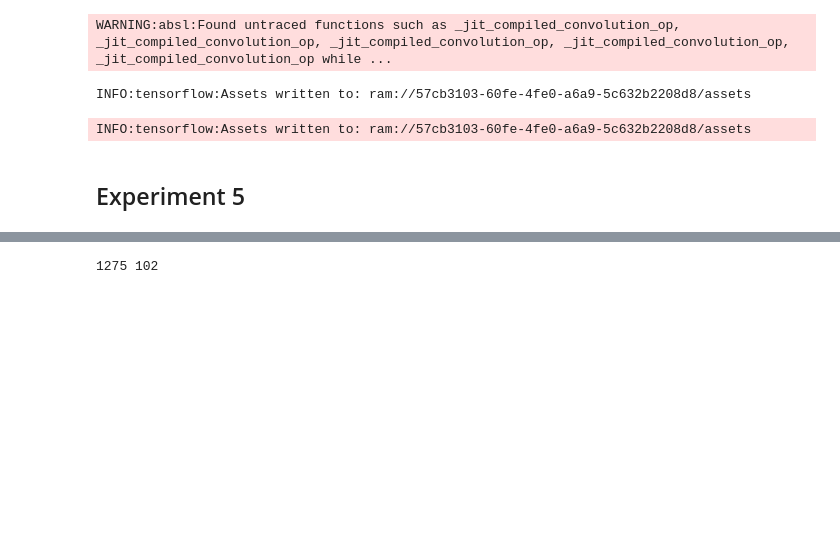
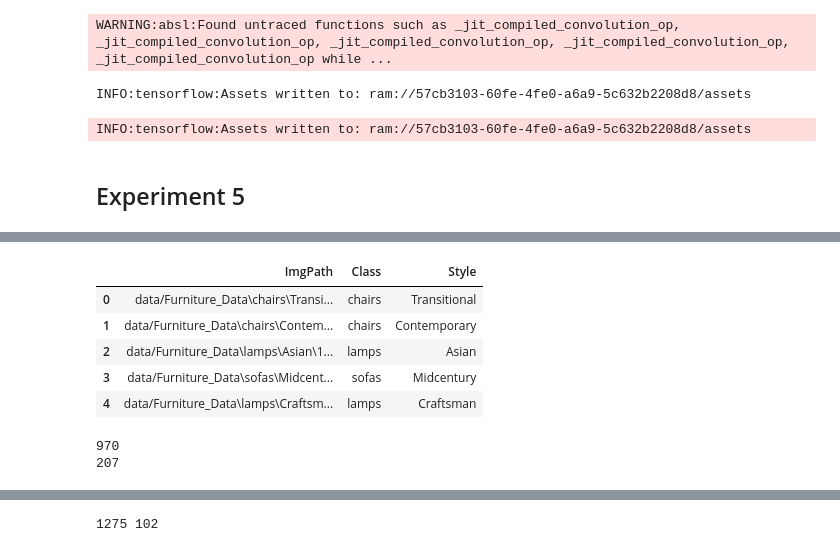
Before and after one commit to kaito274/COSC2753---Assignment2, a Jupyter notebook: Task3_CNN.ipynb, the cells around one changed output, grey strips where cells are left out. Cells and saved outputs as stored; diff of their text form; code cells hidden in the pictures; blank space fills up the shorter version.

Commit message:
Final Task 2 CNN

```diff
--- a/Task3_CNN.ipynb
+++ b/Task3_CNN.ipynb
@@ -953,3 +396,15 @@ INFO:tensorflow:Assets written to: ram://57cb3103-60fe-4fe0-a6a9-5c632b2208d8/as
 INFO:tensorflow:Assets written to: ram://57cb3103-60fe-4fe0-a6a9-5c632b2208d8/assets
 # %% [markdown]
 ## Experiment 5
+# %%
+train_df = pd.read_csv('./data/df_final_Task3_2.csv')
+val_df = pd.concat([X_val, Y_val], axis=1)
+test_df = pd.concat([X_test, Y_test], axis=1)
+# %%
+df = pd.concat([train_df, val_df], axis = 0)
+# %%
+df = pd.concat([df, test_df], axis = 0)
+# %%
+from sklearn.utils import shuffle
+df = shuffle(df, random_state = 42)
+df.reset_index(inplace=True, drop=True)
@@ -955,0 +424,9 @@ INFO:tensorflow:Assets written to: ram://57cb3103-60fe-4fe0-a6a9-5c632b2208d8/as
+# %%
+df.head()
+# %% [output]
+|  | ImgPath | Class | Style |
+| 0 | data/Furniture_Data\chairs\Transi... | chairs | Transitional |
+| 1 | data/Furniture_Data\chairs\Contem... | chairs | Contemporary |
+| 2 | data/Furniture_Data\lamps\Asian\1... | lamps | Asian |
+| 3 | data/Furniture_Data\sofas\Midcent... | sofas | Midcentury |
+| 4 | data/Furniture_Data\lamps\Craftsm... | lamps | Craftsman |
@@ -955,0 +596,6 @@ INFO:tensorflow:Assets written to: ram://57cb3103-60fe-4fe0-a6a9-5c632b2208d8/as
+# %%
+print(len(train_idx) // batch_size)
+print(len(val_idx) // batch_size)
+# %% [output]
+970
+207
```
Also changed, not shown: parts of 101 cells of this notebook, 13 other files.
